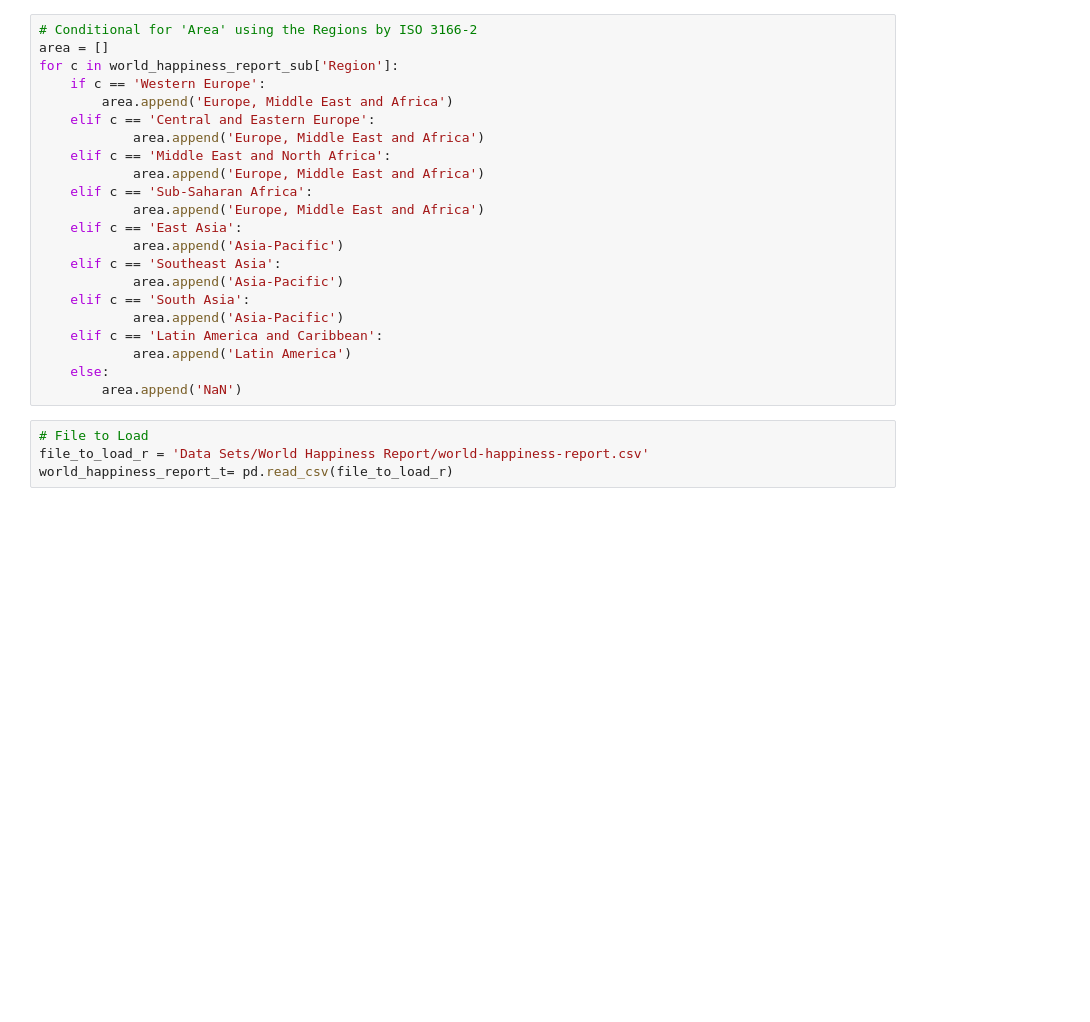
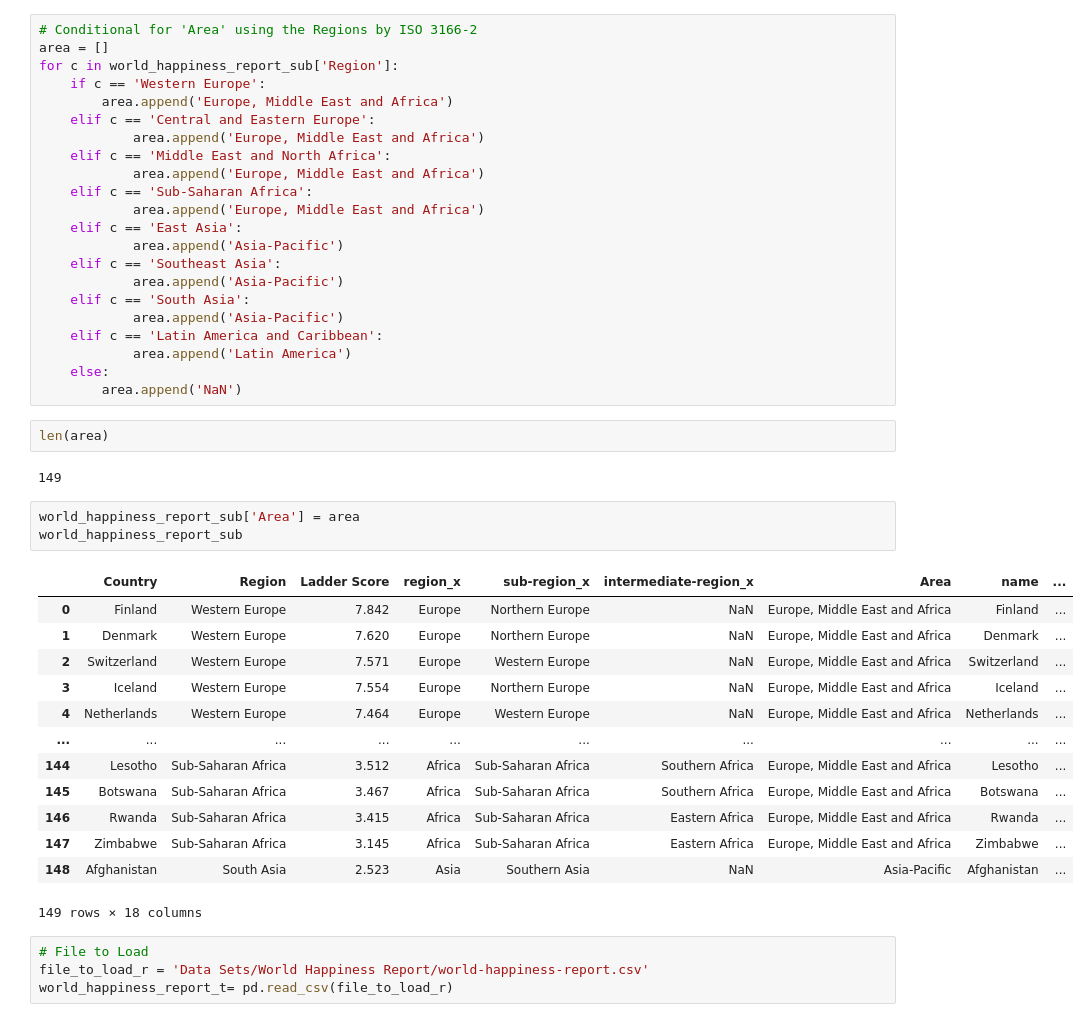
Before and after one commit to adamholcomb/Python-Media-Happiness-Analysis, a Jupyter notebook: HappinessIndex-KF.ipynb, the cells around one changed output. Saved outputs shown, nothing was run; the diff lists cells and outputs as text; blank space fills up the shorter version.

Commit message:
Adding the list to the column

```diff
--- a/HappinessIndex-KF.ipynb
+++ b/HappinessIndex-KF.ipynb
@@ -249,6 +249,27 @@ for c in world_happiness_report_sub['Region']:
             area.append('Latin America')
     else:
         area.append('NaN')
+# %%
+len(area)
+# %% [output]
+149
+# %%
+world_happiness_report_sub['Area'] = area
+world_happiness_report_sub
+# %% [output]
+|  | Country | Region | Ladder Score | region_x | sub-region_x | intermediate-region_x | Area | name | ... |
+| 0 | Finland | Western Europe | 7.842 | Europe | Northern Europe | NaN | Europe, Middle East and Africa | Finland | ... |
+| 1 | Denmark | Western Europe | 7.620 | Europe | Northern Europe | NaN | Europe, Middle East and Africa | Denmark | ... |
+| 2 | Switzerland | Western Europe | 7.571 | Europe | Western Europe | NaN | Europe, Middle East and Africa | Switzerland | ... |
+| 3 | Iceland | Western Europe | 7.554 | Europe | Northern Europe | NaN | Europe, Middle East and Africa | Iceland | ... |
+| 4 | Netherlands | Western Europe | 7.464 | Europe | Western Europe | NaN | Europe, Middle East and Africa | Netherlands | ... |
+| ... | ... | ... | ... | ... | ... | ... | ... | ... | ... |
+| 144 | Lesotho | Sub-Saharan Africa | 3.512 | Africa | Sub-Saharan Africa | Southern Africa | Europe, Middle East and Africa | Lesotho | ... |
+| 145 | Botswana | Sub-Saharan Africa | 3.467 | Africa | Sub-Saharan Africa | Southern Africa | Europe, Middle East and Africa | Botswana | ... |
+| 146 | Rwanda | Sub-Saharan Africa | 3.415 | Africa | Sub-Saharan Africa | Eastern Africa | Europe, Middle East and Africa | Rwanda | ... |
+| 147 | Zimbabwe | Sub-Saharan Africa | 3.145 | Africa | Sub-Saharan Africa | Eastern Africa | Europe, Middle East and Africa | Zimbabwe | ... |
+| 148 | Afghanistan | South Asia | 2.523 | Asia | Southern Asia | NaN | Asia-Pacific | Afghanistan | ... |
+149 rows × 18 columns
 # %%
 # File to Load
 file_to_load_r = 'Data Sets/World Happiness Report/world-happiness-report.csv'
```
